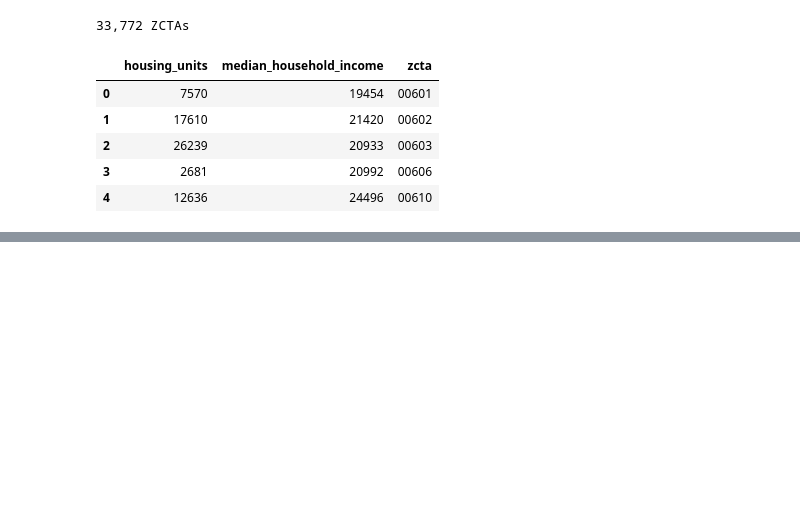
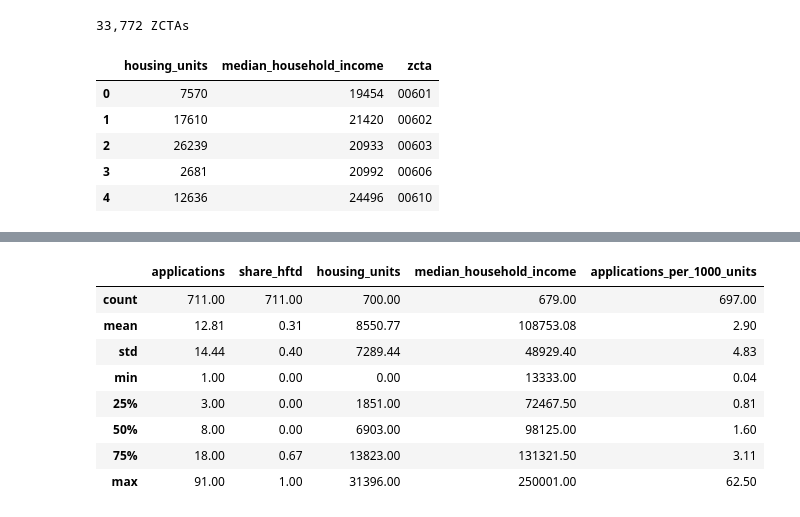
Before and after one commit to EnOnl1ne/sgip-hftd-funding, a Jupyter notebook: sgip_hftd.ipynb, the cells around one changed output, grey strips where cells are left out. Drawn from its saved outputs; the diff is of its cells as text; code cells hidden in the pictures; blank space fills up the shorter version.

```diff
--- a/sgip_hftd.ipynb
+++ b/sgip_hftd.ipynb
@@ -170,0 +341,23 @@ acs_raw.head()
+# %%
+CA_ZCTA_RANGE = ("90000", "96199")   # first and last California ZCTA codes
+
+acs = acs_raw[acs_raw["zcta"].between(*CA_ZCTA_RANGE)].copy()
+for column in ACS_VARIABLES.values():
+    acs[column] = pd.to_numeric(acs[column])
+    # mask(...): replace negative "cannot compute" codes with NaN
+    acs[column] = acs[column].mask(acs[column] < 0)
+
+print(f"{len(acs):,} California ZCTAs; "
+      f"{acs['median_household_income'].isna().sum()} with no median income estimate")
+
+# how="left": keep every application, even if its zip has no ZCTA match;
+# validate="many_to_one": each ZCTA must appear only once in the Census data;
+# indicator=True: adds a _merge column showing whether each row matched
+applications = applications.merge(
+    acs, how="left", left_on="zip5", right_on="zcta",
+    validate="many_to_one", indicator=True,
+)
+unmatched = applications["_merge"] == "left_only"
+print(f"Applications with no matching ZCTA: {unmatched.sum():,} "
+      f"({applications.loc[unmatched, 'zip5'].nunique()} zips)")
+applications = applications.drop(columns=["zcta", "_merge"])
@@ -170,0 +373,28 @@ acs_raw.head()
+# %%
+zip_summary = (
+    applications.groupby("zip5")
+    .agg(
+        applications=("paid", "size"),
+        share_hftd=("hftd", "mean"),
+        housing_units=("housing_units", "first"),
+        median_household_income=("median_household_income", "first"),
+    )
+    .reset_index()
+)
+# where(... > 0): treat zero housing units as missing so the rate is not divided by zero
+zip_summary["applications_per_1000_units"] = (
+    1000 * zip_summary["applications"]
+    / zip_summary["housing_units"].where(zip_summary["housing_units"] > 0)
+)
+
+zip_summary.describe().round(2)
+# %% [output]
+|  | applications | share_hftd | housing_units | median_household_income | applications_per_1000_units |
+| count | 711.00 | 711.00 | 700.00 | 679.00 | 697.00 |
+| mean | 12.81 | 0.31 | 8550.77 | 108753.08 | 2.90 |
+| std | 14.44 | 0.40 | 7289.44 | 48929.40 | 4.83 |
+| min | 1.00 | 0.00 | 0.00 | 13333.00 | 0.04 |
+| 25% | 3.00 | 0.00 | 1851.00 | 72467.50 | 0.81 |
+| 50% | 8.00 | 0.00 | 6903.00 | 98125.00 | 1.60 |
+| 75% | 18.00 | 0.67 | 13823.00 | 131321.50 | 3.11 |
+| max | 91.00 | 1.00 | 31396.00 | 250001.00 | 62.50 |
```
Also changed, not shown: parts of 11 cells of this notebook.
